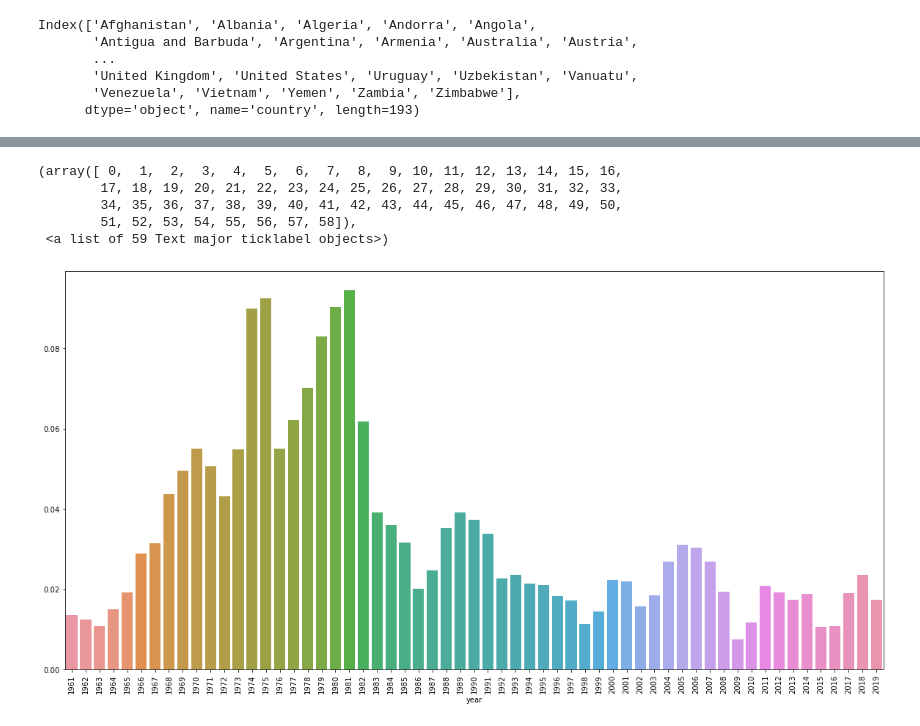
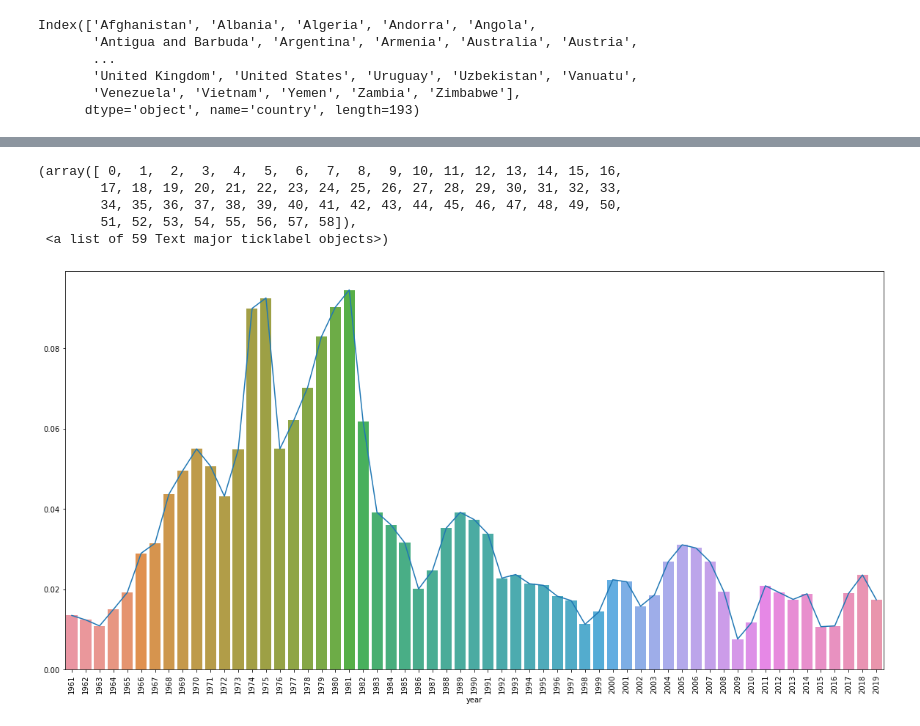
Before and after one commit to HarakaRisasi/python_code, a Jupyter notebook: introduction_to_machine_learning/data_visualization/02_line_charts.ipynb, the cells around one changed output, grey strips where cells are left out. Saved outputs shown, nothing was run; the diff lists cells and outputs as text; code cells hidden in the pictures.

```diff
--- a/introduction_to_machine_learning/data_visualization/02_line_charts.ipynb
+++ b/introduction_to_machine_learning/data_visualization/02_line_charts.ipynb
@@ -57,12 +57,13 @@ inflation = inflation.fillna(0)
 z = inflation.loc['United States']
 # %%
 plt.figure(figsize=(20,10))
+sns.lineplot(x=z.index, y=z.values)
 sns.barplot(x=z.index, y=z.values)
 plt.xticks(rotation=90)
 # %% [output]
 (array([ 0,  1,  2,  3,  4,  5,  6,  7,  8,  9, 10, 11, 12, 13, 14, 15, 16,
         17, 18, 19, 20, 21, 22, 23, 24, 25, 26, 27, 28, 29, 30, 31, 32, 33,
         34, 35, 36, 37, 38, 39, 40, 41, 42, 43, 44, 45, 46, 47, 48, 49, 50,
         51, 52, 53, 54, 55, 56, 57, 58]),
  <a list of 59 Text major ticklabel objects>)
-[figure, old version]
+[figure, new version]
```
Also changed, not shown: parts of 2 cells of this notebook.
